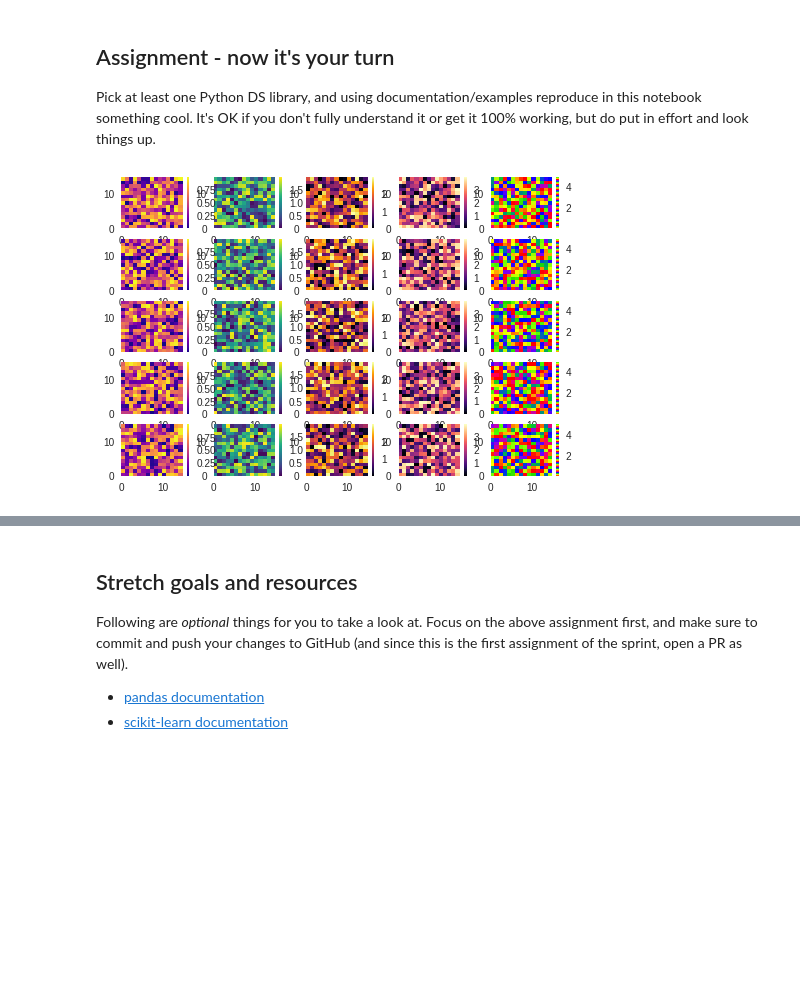
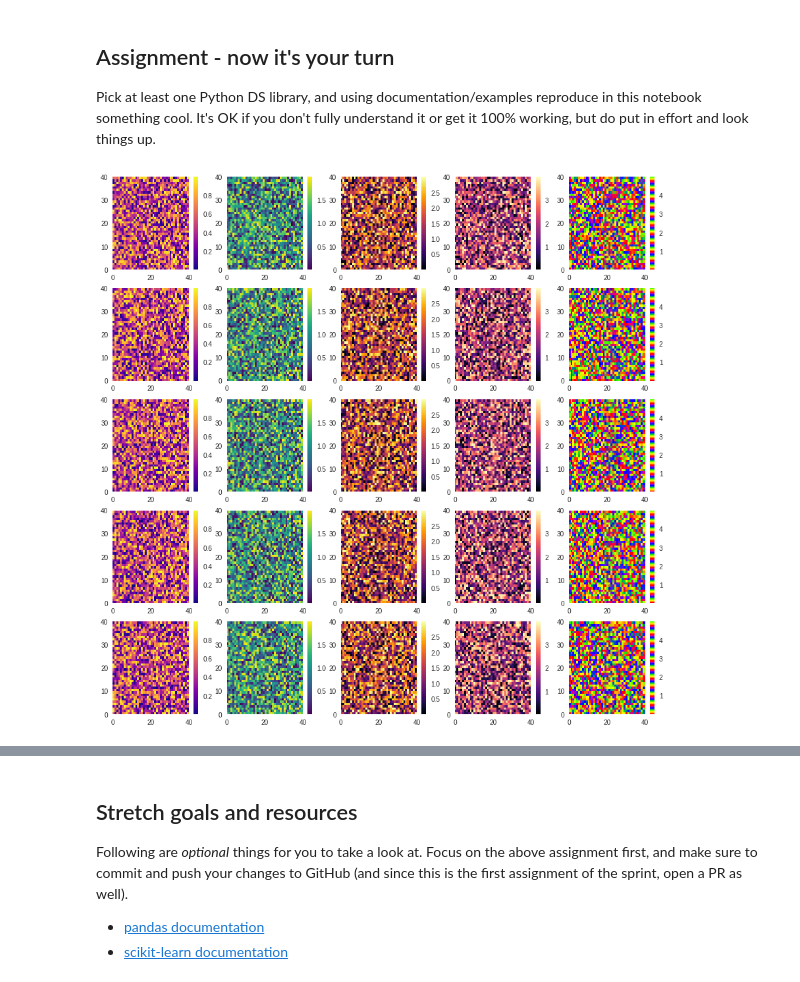
Before and after one commit to bloominstituteoftechnology/DS-Unit-1-Sprint-1-Dealing-With-Data, a Jupyter notebook: Copy_of_Copy_of_LS_DS_111_A_First_Look_at_Data.ipynb, the cells around one changed output, grey strips where cells are left out. Cells and saved outputs as stored; diff of their text form; code cells hidden in the pictures; blank space fills up the shorter version.

```diff
--- a/Copy_of_Copy_of_LS_DS_111_A_First_Look_at_Data.ipynb
+++ b/Copy_of_Copy_of_LS_DS_111_A_First_Look_at_Data.ipynb
@@ -19,21 +19,24 @@ Pick at least one Python DS library, and using documentation/examples reproduce
 # %%
 # TODO - your code here
 # Use what we did live in lecture as an example
 
 import matplotlib.pyplot as plt
 import numpy as np
 
+
 fig, axs = plt.subplots(5, 5)
+fig.set_figheight(15)
+fig.set_figwidth(15)
 colormap = ['plasma', 'viridis','inferno','magma','prism']
 for col in range(5):
     for row in range(5):
         ax = axs[row, col]
-        checkerboard = ax.pcolormesh(np.random.random((15, 15)) * (col + 1),
+        checkerboard = ax.pcolormesh(np.random.random((40, 40)) * (col + 1),
                             cmap=colormap[col])
         fig.colorbar(checkerboard, ax=ax)
 plt.show()
 # %% [output]
-[figure, old version]
+[figure, new version]
 # %% [markdown]
 ### Assignment questions
 
```
Also changed, not shown: parts of 1 cell of this notebook.
